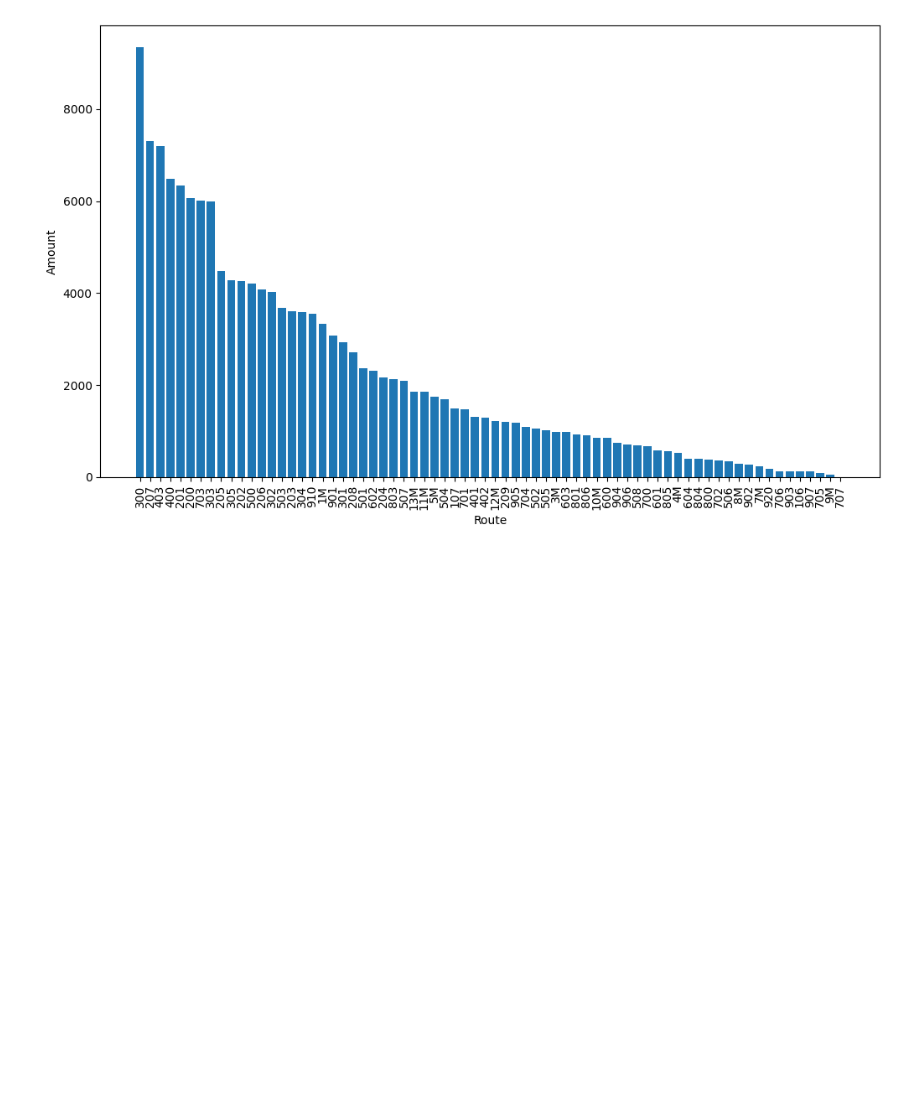
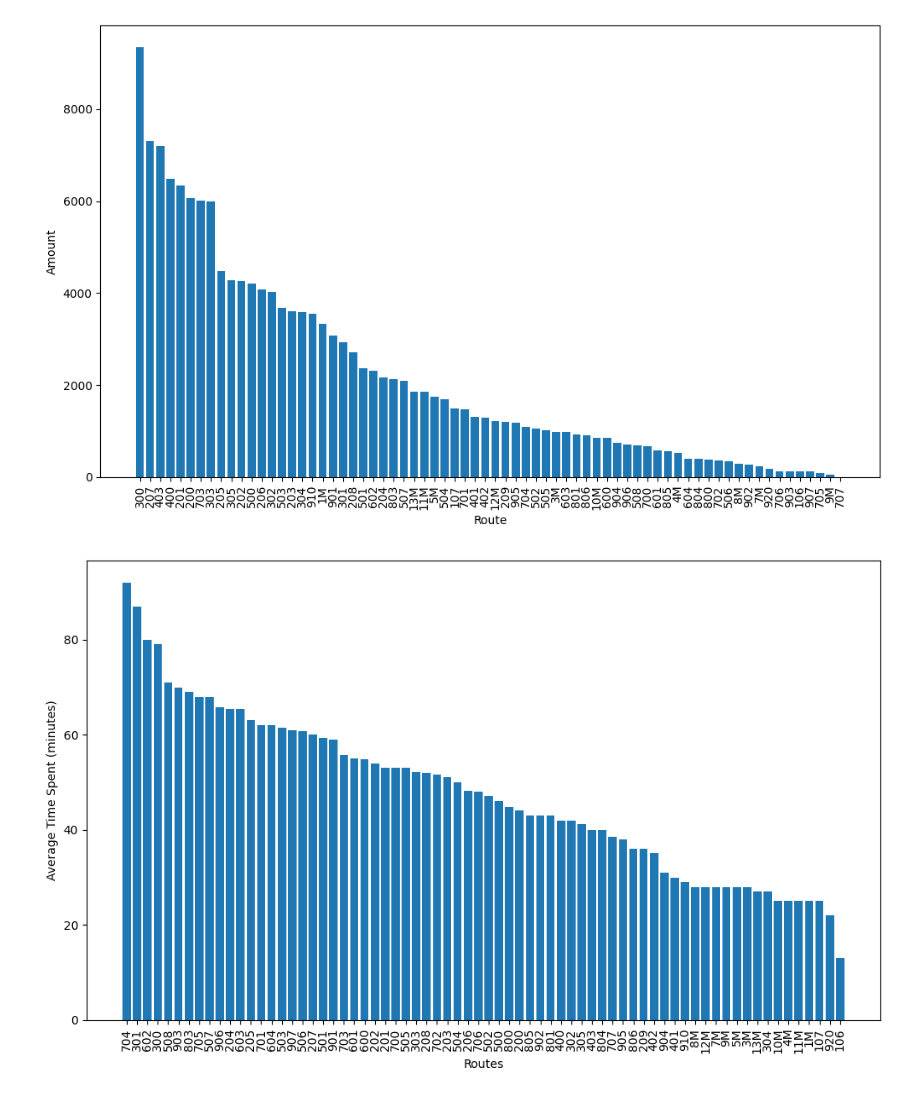
Before and after one commit to lhugens/tabd_pratical, a Jupyter notebook: plots.ipynb, the cells around one changed output. Saved outputs shown, nothing was run; the diff lists cells and outputs as text; code cells hidden in the pictures; blank space fills up the shorter version.

Commit message:
plots

```diff
--- a/plots.ipynb
+++ b/plots.ipynb
@@ -41,3 +41,47 @@ plt.bar(routes, n_trips)
 plt.savefig("fig_trips_amount.png")
 # %% [output]
 [figure]
+# %%
+conn = psycopg2.connect("dbname=leo user=leo")
+cursor_psql = conn.cursor()
+
+# the average duration of the trip per route
+sql = '''
+select
+    route_id,
+    stop_id_start,
+    stop_id_end,
+    to_char(max(end_stop_time - init_stop_time), 'HH24:MI:SS') as diff_time
+from
+    warehouse
+group by cube (route_id, stop_id_start, stop_id_end)
+order by diff_time desc
+'''
+
+cursor_psql.execute(sql)
+results = cursor_psql.fetchall()
+results_np = np.array(results)
+
+def time_to_minutes(time_str):
+    h, m, s = map(int, time_str.split(':'))
+    return h * 60 + m + s/60
+vectorized_time_to_minutes = np.vectorize(time_to_minutes)
+
+routes_temp = results_np[:, 0]
+times_temp = vectorized_time_to_seconds(results_np[:, 3])
+routes = []
+times = []
+
+for r, t in zip(routes_temp, times_temp):
+    if r != None and t != None:
+        routes.append(r)
+        times.append(t)
+
+fig = plt.figure(figsize=(12, 7))
+plt.xlabel('Routes')
+plt.xticks(rotation=90)
+plt.ylabel('Average Time Spent (minutes)')
+plt.bar(routes, times)
+plt.savefig("fig_avg_time.png")
+# %% [output]
+[figure, added]
```
